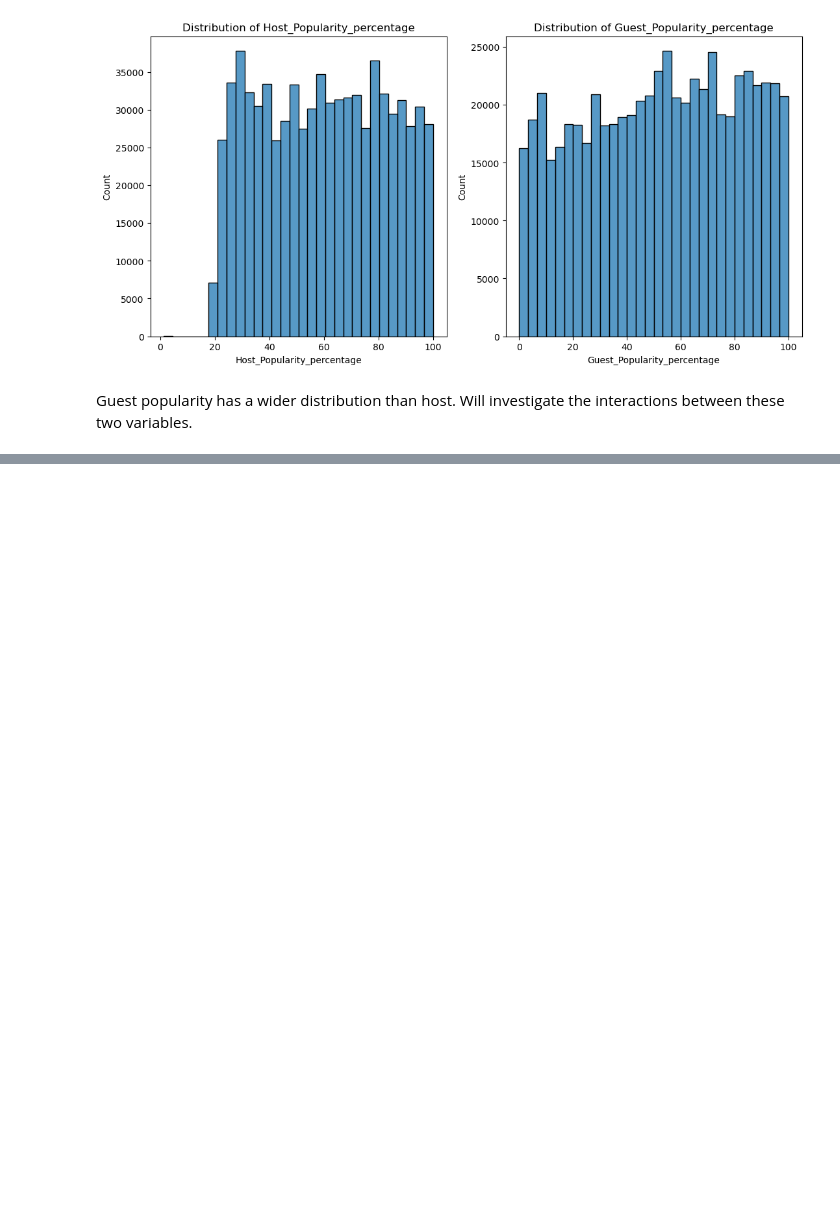
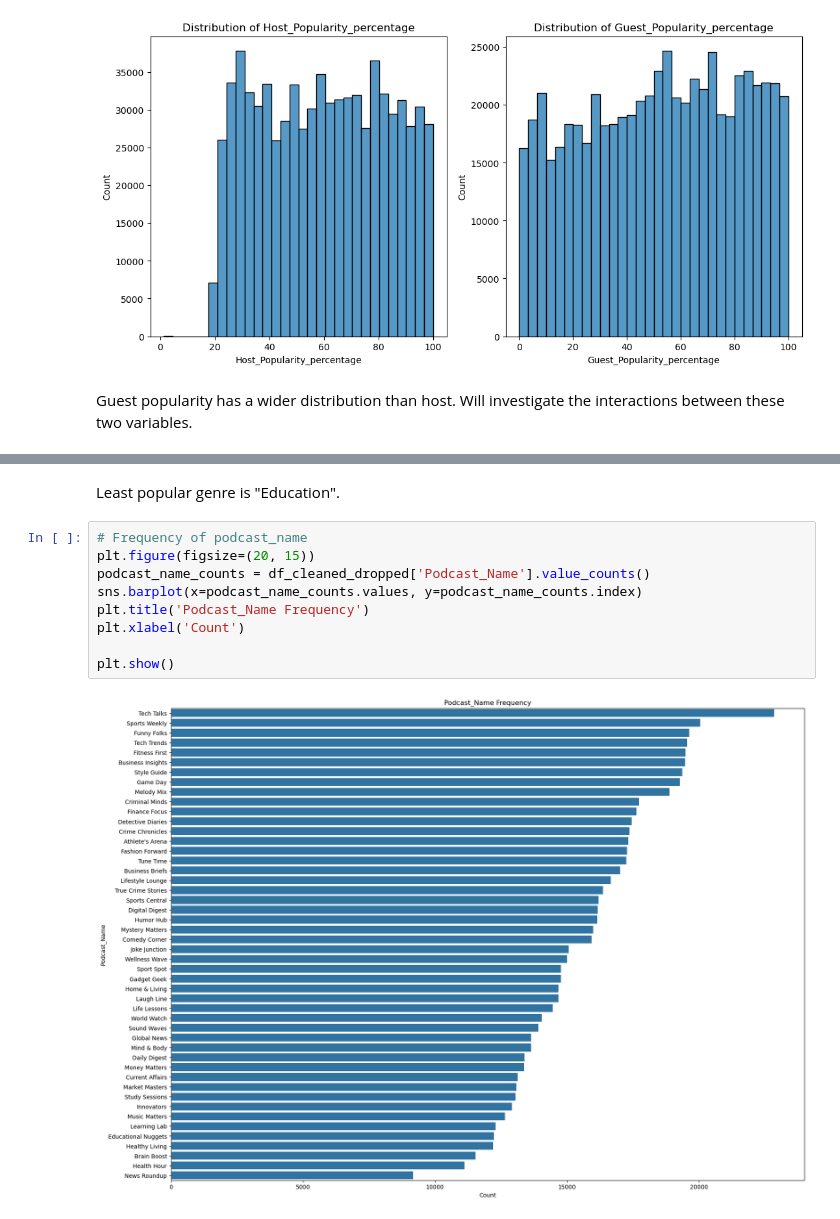
Before and after one commit to Seribii1o1/Predict-Podcast-Listening-Time, a Jupyter notebook: code/EDA.ipynb, the cells around one changed output, grey strips where cells are left out. Saved outputs shown, nothing was run; the diff lists cells and outputs as text; blank space fills up the shorter version.

```diff
--- a/code/EDA.ipynb
+++ b/code/EDA.ipynb
@@ -376,0 +388,13 @@ Guest popularity has a wider distribution than host. Will investigate the intera
+# %% [markdown]
+Least popular genre is "Education".
+# %%
+# Frequency of podcast_name
+plt.figure(figsize=(20, 15))
+podcast_name_counts = df_cleaned_dropped['Podcast_Name'].value_counts()
+sns.barplot(x=podcast_name_counts.values, y=podcast_name_counts.index)
+plt.title('Podcast_Name Frequency')
+plt.xlabel('Count')
+
+plt.show()
+# %% [output]
+[figure, added]
```
Also changed, not shown: parts of 4 cells of this notebook.
